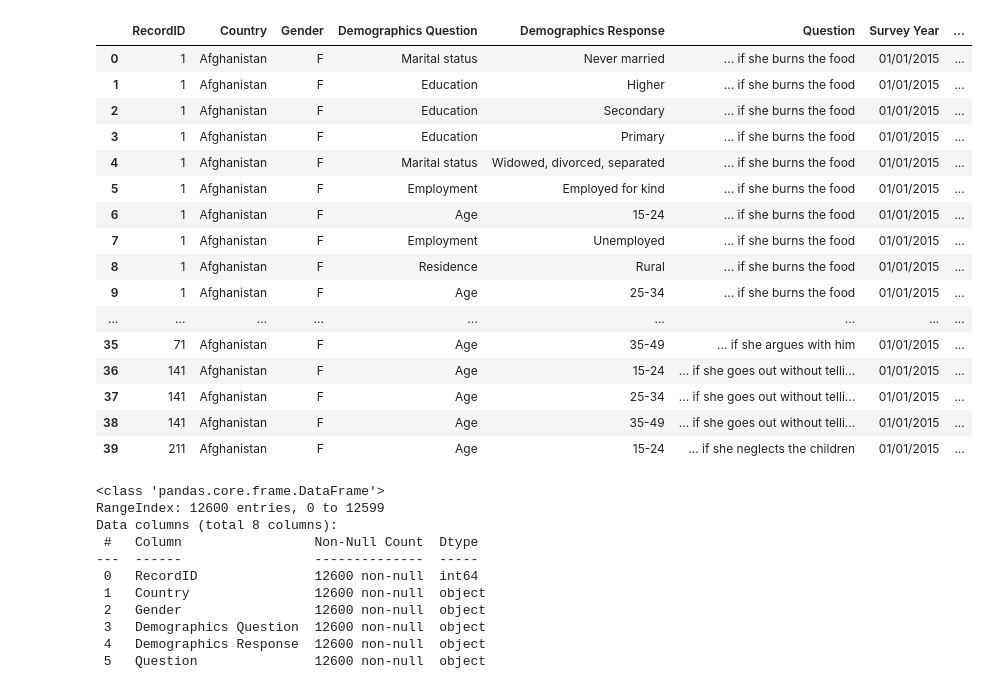
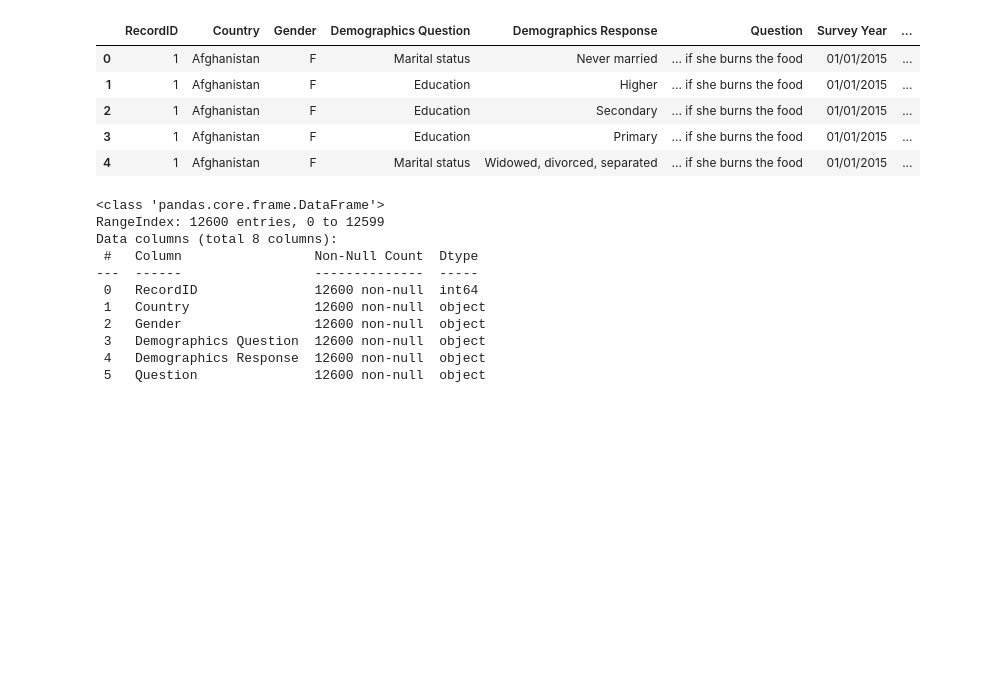
Before and after one commit to DueMinh/Woman-project, a Jupyter notebook: Woman_project.ipynb, the cells around one changed output. Cells and saved outputs as stored; diff of their text form; code cells hidden in the pictures; blank space fills up the shorter version.

```diff
--- a/Woman_project.ipynb
+++ b/Woman_project.ipynb
@@ -4,25 +10,14 @@ import numpy as np
 # %%
-datadf = pd.read_csv('C:/Users/ThuyHOANG/code/portfolio-projects/Data_woman.csv')
+datadf = pd.read_csv('C:/Users/ThuyHOANG/code/portfolio-projects/woman-violence-project/Data_woman.csv')
 # %%
-datadf.head(40)
+datadf.head()
 # %% [output]
 |  | RecordID | Country | Gender | Demographics Question | Demographics Response | Question | Survey Year | ... |
 | 0 | 1 | Afghanistan | F | Marital status | Never married | ... if she burns the food | 01/01/2015 | ... |
 | 1 | 1 | Afghanistan | F | Education | Higher | ... if she burns the food | 01/01/2015 | ... |
 | 2 | 1 | Afghanistan | F | Education | Secondary | ... if she burns the food | 01/01/2015 | ... |
 | 3 | 1 | Afghanistan | F | Education | Primary | ... if she burns the food | 01/01/2015 | ... |
 | 4 | 1 | Afghanistan | F | Marital status | Widowed, divorced, separated | ... if she burns the food | 01/01/2015 | ... |
-| 5 | 1 | Afghanistan | F | Employment | Employed for kind | ... if she burns the food | 01/01/2015 | ... |
-| 6 | 1 | Afghanistan | F | Age | 15-24 | ... if she burns the food | 01/01/2015 | ... |
-| 7 | 1 | Afghanistan | F | Employment | Unemployed | ... if she burns the food | 01/01/2015 | ... |
-| 8 | 1 | Afghanistan | F | Residence | Rural | ... if she burns the food | 01/01/2015 | ... |
-| 9 | 1 | Afghanistan | F | Age | 25-34 | ... if she burns the food | 01/01/2015 | ... |
-| ... | ... | ... | ... | ... | ... | ... | ... | ... |
-| 35 | 71 | Afghanistan | F | Age | 35-49 | ... if she argues with him | 01/01/2015 | ... |
-| 36 | 141 | Afghanistan | F | Age | 15-24 | ... if she goes out without telli... | 01/01/2015 | ... |
-| 37 | 141 | Afghanistan | F | Age | 25-34 | ... if she goes out without telli... | 01/01/2015 | ... |
-| 38 | 141 | Afghanistan | F | Age | 35-49 | ... if she goes out without telli... | 01/01/2015 | ... |
-| 39 | 211 | Afghanistan | F | Age | 15-24 | ... if she neglects the children | 01/01/2015 | ... |
 # %%
 datadf.info()
 # %% [output]
```
Also changed, not shown: parts of 17 cells of this notebook.
